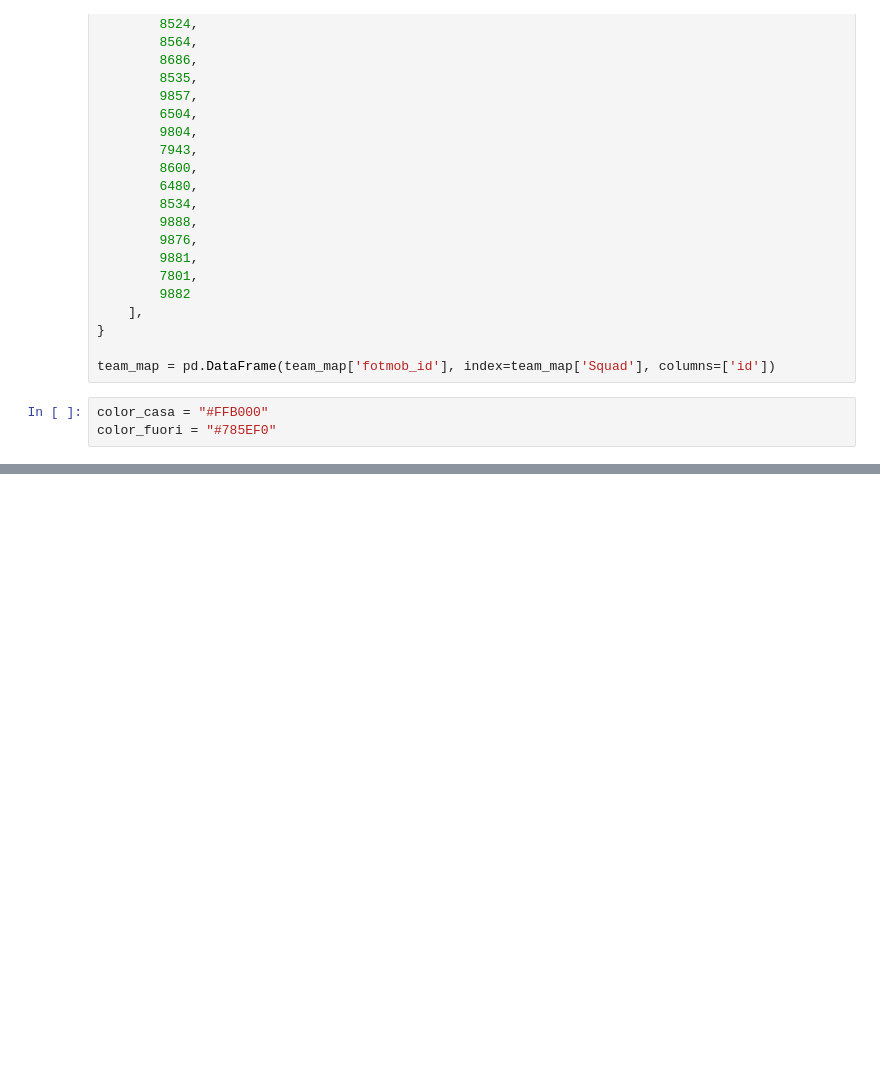
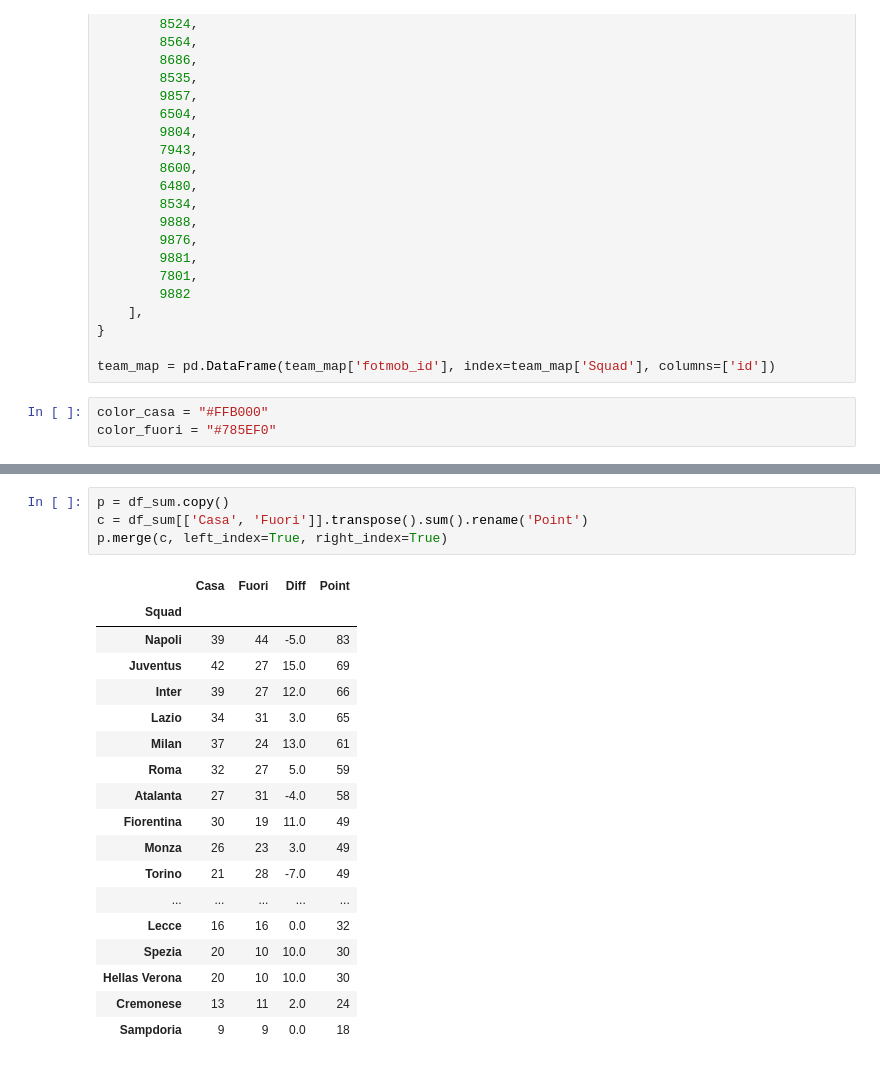
Before and after one commit to Weinsz/SciViz-SerieA-2022-23, a Jupyter notebook: Grafici/Rendimento_Casa-Fuori.ipynb, the cells around one changed output, grey strips where cells are left out. Drawn from its saved outputs; the diff is of its cells as text; blank space fills up the shorter version.

```diff
--- a/Grafici/Rendimento_Casa-Fuori.ipynb
+++ b/Grafici/Rendimento_Casa-Fuori.ipynb
@@ -400,0 +436,23 @@ plt.savefig(
+# %%
+p = df_sum.copy()
+c = df_sum[['Casa', 'Fuori']].transpose().sum().rename('Point')
+p.merge(c, left_index=True, right_index=True)
+# %% [output]
+|  | Casa | Fuori | Diff | Point |
+| Squad |  |  |  |  |
+| Napoli | 39 | 44 | -5.0 | 83 |
+| Juventus | 42 | 27 | 15.0 | 69 |
+| Inter | 39 | 27 | 12.0 | 66 |
+| Lazio | 34 | 31 | 3.0 | 65 |
+| Milan | 37 | 24 | 13.0 | 61 |
+| Roma | 32 | 27 | 5.0 | 59 |
+| Atalanta | 27 | 31 | -4.0 | 58 |
+| Fiorentina | 30 | 19 | 11.0 | 49 |
+| Monza | 26 | 23 | 3.0 | 49 |
+| Torino | 21 | 28 | -7.0 | 49 |
+| ... | ... | ... | ... | ... |
+| Lecce | 16 | 16 | 0.0 | 32 |
+| Spezia | 20 | 10 | 10.0 | 30 |
+| Hellas Verona | 20 | 10 | 10.0 | 30 |
+| Cremonese | 13 | 11 | 2.0 | 24 |
+| Sampdoria | 9 | 9 | 0.0 | 18 |
```
Also changed, not shown: parts of 5 cells of this notebook, 4 other files.
